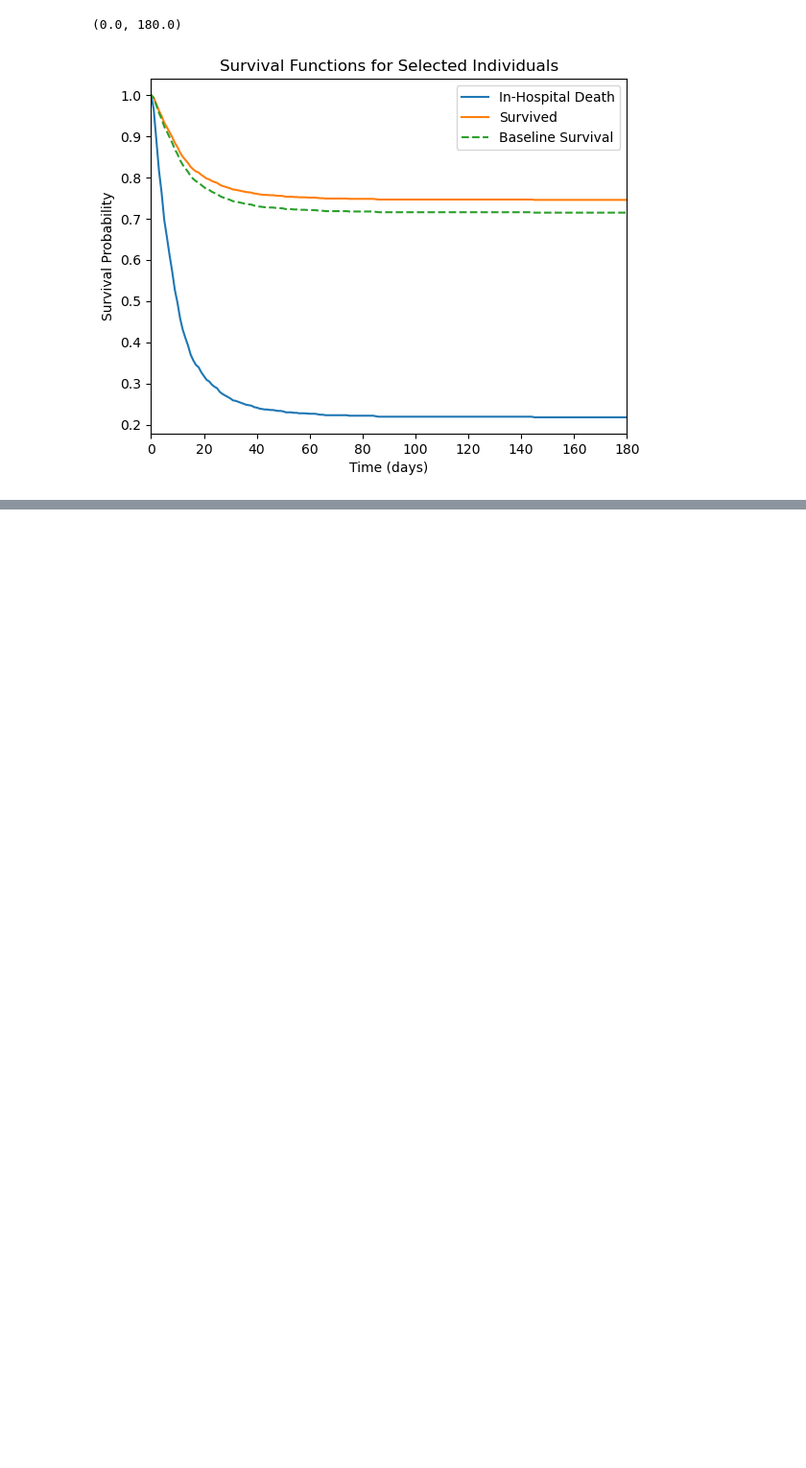
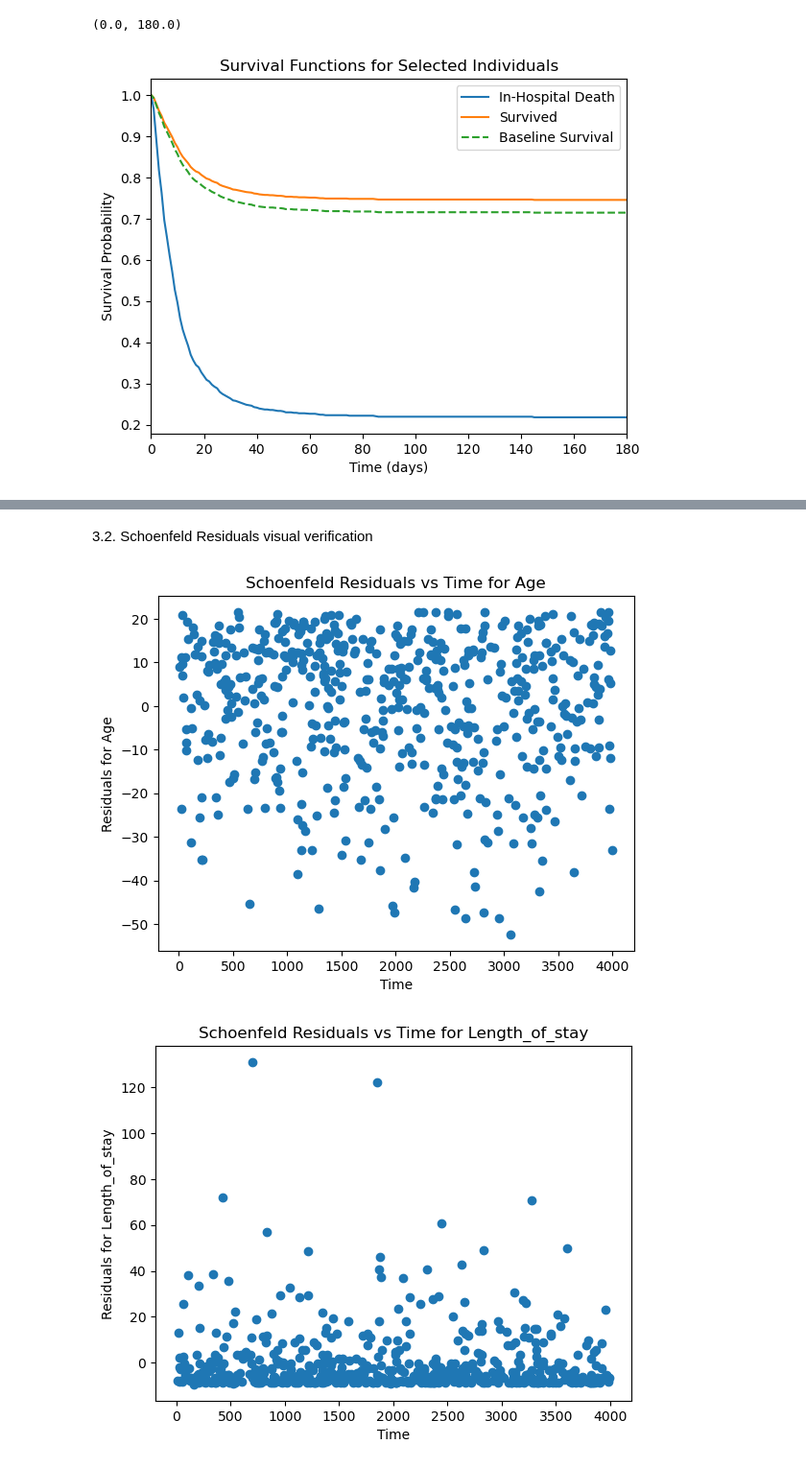
Before and after one commit to phidesigner/ICU_predict_prob, a Jupyter notebook: 03_ICU_Survival_Cox_RF_Notebook copy.ipynb, the cells around one changed output, grey strips where cells are left out. Shown at 96% size. Cells and saved outputs as stored; diff of their text form; code cells hidden in the pictures; blank space fills up the shorter version.

```diff
--- a/03_ICU_Survival_Cox_RF_Notebook copy.ipynb
+++ b/03_ICU_Survival_Cox_RF_Notebook copy.ipynb
@@ -208,10 +212,11 @@ Adding realtive predictive risk scores to our patients in our dataset
 # %%
 predicted_risks = cph.predict_partial_hazard(ICU_cox)
 
+ICU_cox_risk = ICU_cox.copy()
 # Adding  predicted risks to the DataFrame for easier interpretation
-ICU_cox['Relative_Risk'] = predicted_risks.values.flatten()
+ICU_cox_risk['Relative_Risk'] = predicted_risks.values.flatten()
 
-ICU_cox.head()
+ICU_cox_risk.head()
 # %% [output]
 |  | Age | Gender | CCU | CSRU | SICU | Weight | SAPS-I | SOFA | GCS_last | Length_of_stay | ... |
 | 0 | 54.0 | 0.0 | 0.0 | 0.0 | 1.0 | 81.474832 | 6.0 | 1.0 | 15.0 | 5.0 | ... |
@@ -246,0 +285,23 @@ plt.xlim(0, 180)
+# %% [markdown]
+3.2. Schoenfeld Residuals visual verification
+# %%
+# Visualising the residuals
+residuals = cph.compute_residuals(ICU_cox, 'schoenfeld')
+
+# List of covariates to plot
+covariates_to_plot = ['Age', 'Length_of_stay']
+
+# Plot Schoenfeld residuals for selected covariates
+for covariate in covariates_to_plot:
+    if covariate in residuals.columns:
+        plt.figure()
+        plt.scatter(residuals.index, residuals[covariate])
+        plt.title(f'Schoenfeld Residuals vs Time for {covariate}')
+        plt.xlabel('Time')
+        plt.ylabel(f'Residuals for {covariate}')
+        plt.show()
+    else:
+        print(f"{covariate} not found in residuals.")
+# %% [output]
+[figure, added]
+[figure, added]
```
Also changed, not shown: parts of 9 cells of this notebook.
